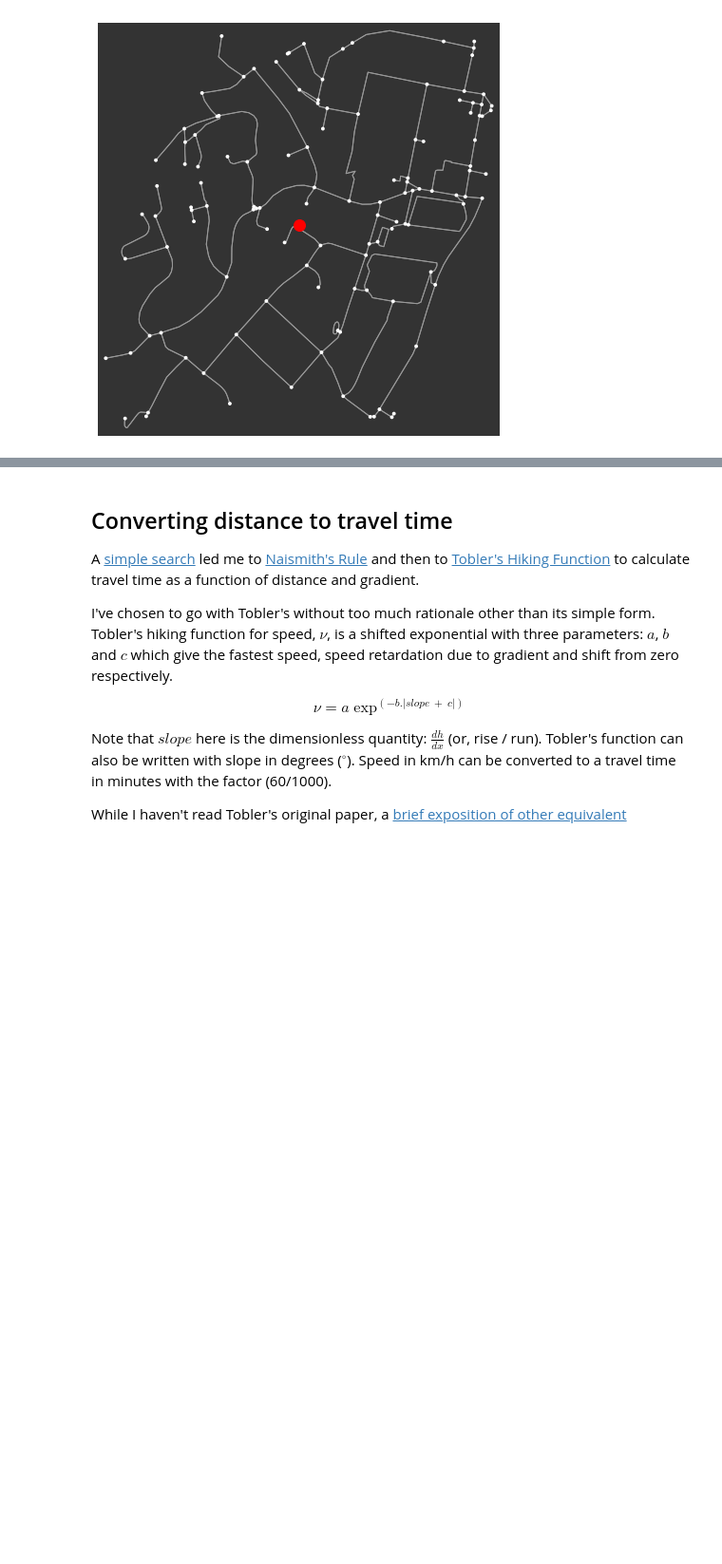
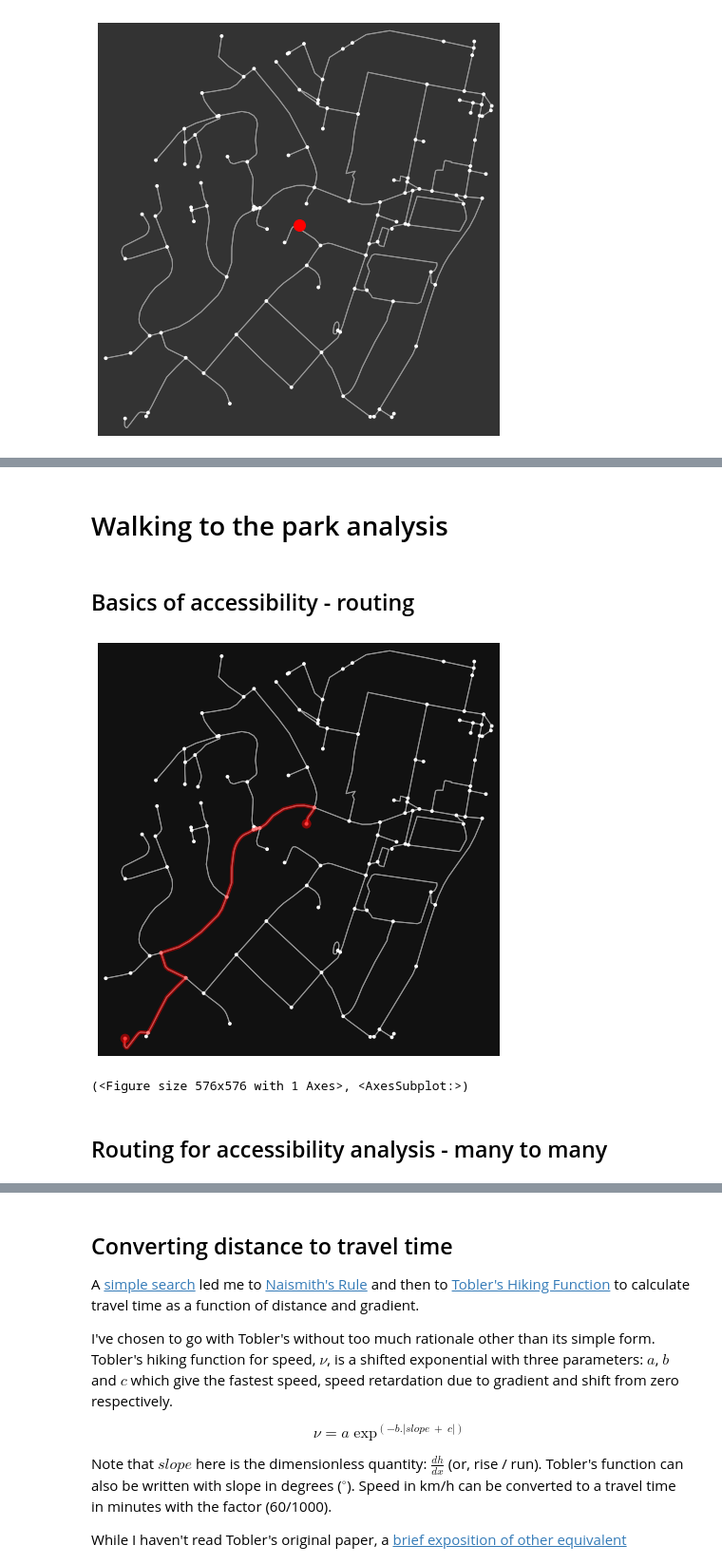
Before and after one commit to shriv/maptime-jul21, a Jupyter notebook: Walking to the park on a computer.ipynb, the cells around one changed output, grey strips where cells are left out. Shown at 95% size. Cells and saved outputs as stored; diff of their text form; code cells hidden in the pictures; blank space fills up the shorter version.

Commit message:
Basic full draft done

```diff
--- a/Walking to the park on a computer.ipynb
+++ b/Walking to the park on a computer.ipynb
@@ -173,2 +161,19 @@ fig, ax = ox.plot_graph(G_flat, fig_height=10, edge_color=ec, edge_linewidth=0.8
+# %% [markdown]
+# Walking to the park analysis
+# %% [markdown]
+## Basics of accessibility - routing
+# %%
+# Get nearest nodes for validation coordinates: 110 John Sim's Drive and Kipling St Play Area
+playground_node = ox.get_nearest_node(G_sub, (wcc_playgrounds.iloc[32]['lat'], wcc_playgrounds.iloc[32]['lon']))
+start_node = ox.get_nearest_node(G_sub, (-41.2292, 174.7922))
+
+# Get the OSMIDs of the shortest path
+route = flat_distance_network.shortest_path(node_a=playground_node, node_b=start_node)
+ox.plot_graph_route(G_sub, route)
+# %% [output]
+[figure, added]
+(<Figure size 576x576 with 1 Axes>, <AxesSubplot:>)
+# %% [markdown]
+## Routing for accessibility analysis - many to many
 # %%
 # Setting indices of Edges gdfs to match expected dataframe for Pandana
```
Also changed, not shown: parts of 54 cells of this notebook, 1 other file.
